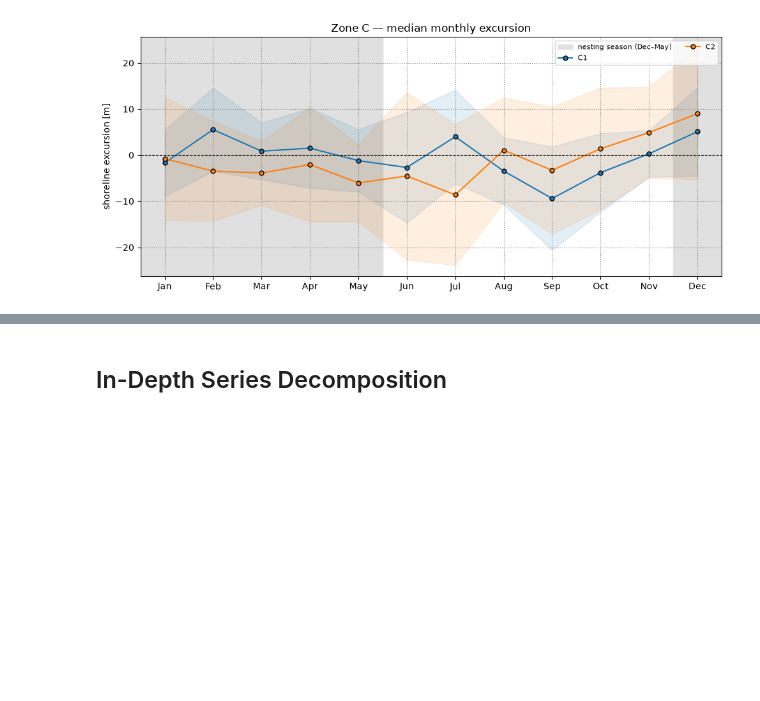
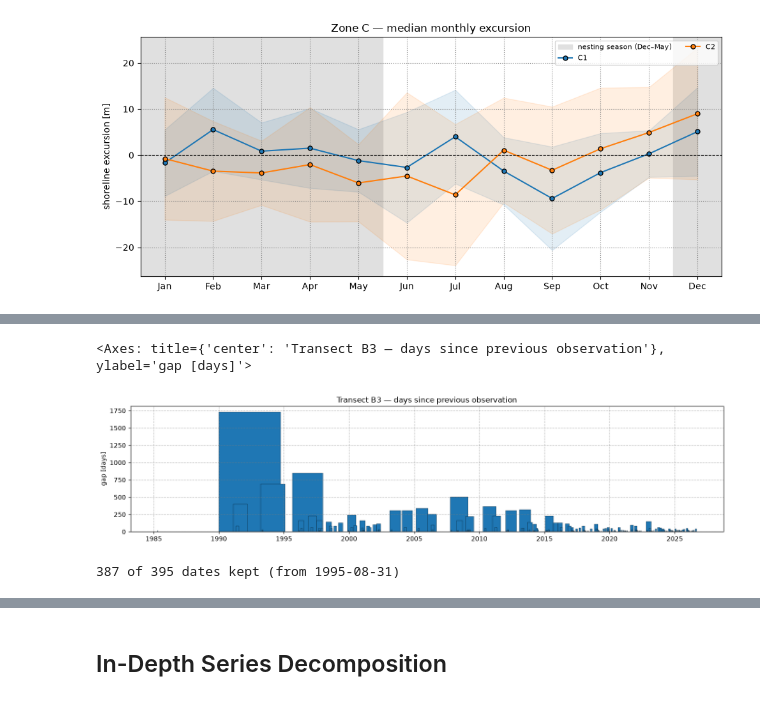
Before and after one commit to mdelemosschaper/quintaplaya, a Jupyter notebook: notebooks/marcus_shorelines.ipynb, the cells around one changed output, grey strips where cells are left out. Drawn from its saved outputs; the diff is of its cells as text; code cells hidden in the pictures; blank space fills up the shorter version.

```diff
--- a/notebooks/marcus_shorelines.ipynb
+++ b/notebooks/marcus_shorelines.ipynb
@@ -313,0 +361,30 @@ for zone in ['A', 'B', 'C']:
+# %%
+# ---- Figure 2: gap length through time for one transect ----
+def plot_gap_timeseries(df, transect, ax=None):
+    d = df[df['transect'] == transect]
+    if ax is None:
+        fig, ax = plt.subplots(figsize=[14, 3.5], tight_layout=True)
+    ax.bar(d['date'], d['gap_days'], width=d['gap_days'], align='edge', color='C0', edgecolor='k', lw=0.3)
+    ax.set(ylabel='gap [days]', title=f'Transect {transect} — days since previous observation')
+    ax.grid(linestyle=':', color='0.5')
+    return ax
+
+plot_gap_timeseries(df_gaps, 'B3')
+# %% [output]
+<Axes: title={'center': 'Transect B3 — days since previous observation'}, ylabel='gap [days]'>
+[figure, added]
+# %%
+# restrict to 1995 onward
+start = datetime(1995, 1, 1)
+
+cross_distance_95 = {}
+for key, chainage in cross_distance.items():
+    dates_arr = np.array(dates)
+    mask = dates_arr >= start
+    cross_distance_95[key] = chainage[mask]
+
+dates_95 = [d for d in dates if d >= start]
+
+print(f"{len(dates_95)} of {len(dates)} dates kept (from {dates_95[0]:%Y-%m-%d})")
+# %% [output]
+387 of 395 dates kept (from 1995-08-31)
```
Also changed, not shown: parts of 5 cells of this notebook.
